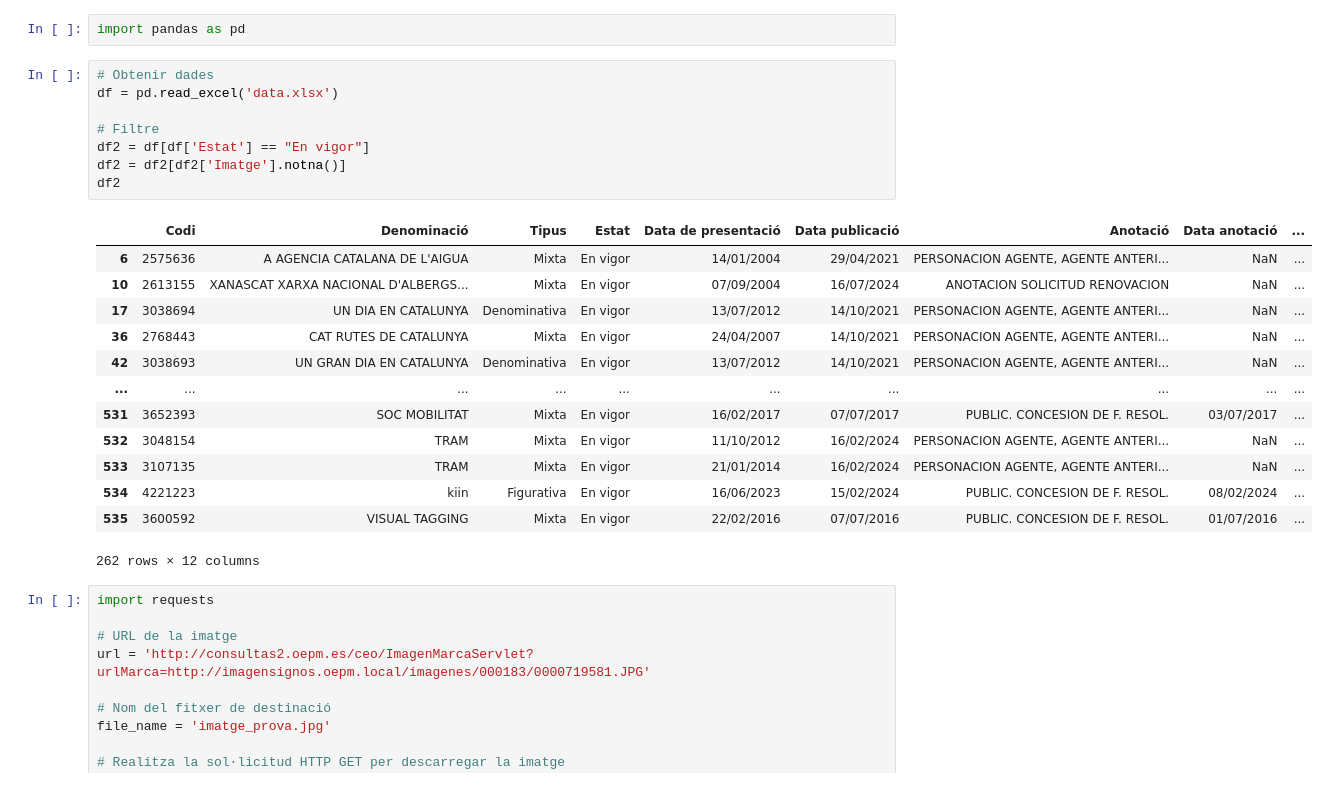
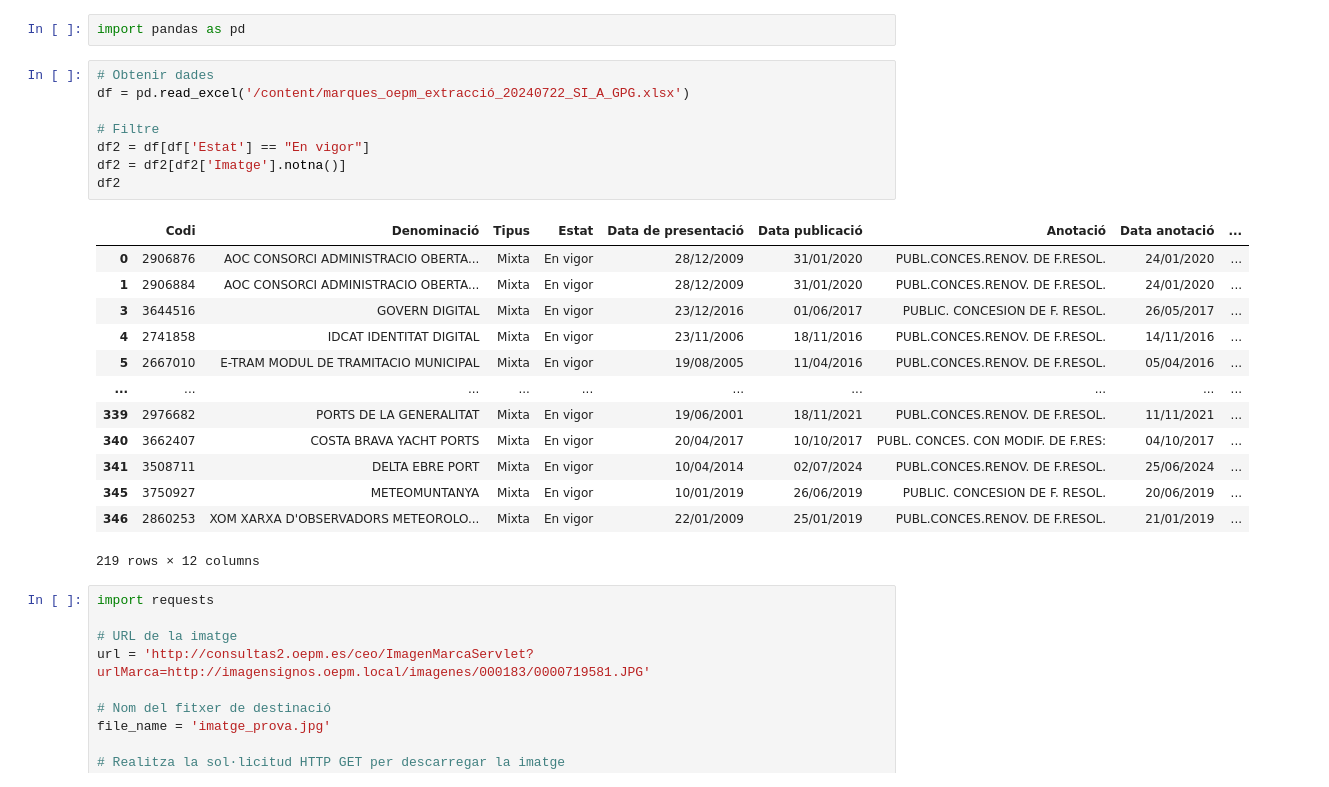
Before and after one commit to rogroc/idi, a Jupyter notebook: OEPM_Descàrrega_imatges.ipynb, the cells around one changed output. Cells and saved outputs as stored; diff of their text form.

```diff
--- a/OEPM_Descàrrega_imatges.ipynb
+++ b/OEPM_Descàrrega_imatges.ipynb
@@ -2,26 +2,26 @@
 import pandas as pd
 # %%
 # Obtenir dades
-df = pd.read_excel('data.xlsx')
+df = pd.read_excel('/content/marques_oepm_extracció_20240722_SI_A_GPG.xlsx')
 
 # Filtre
 df2 = df[df['Estat'] == "En vigor"]
 df2 = df2[df2['Imatge'].notna()]
 df2
 # %% [output]
 |  | Codi | Denominació | Tipus | Estat | Data de presentació | Data publicació | Anotació | Data anotació | ... |
-| 6 | 2575636 | A AGENCIA CATALANA DE L'AIGUA | Mixta | En vigor | 14/01/2004 | 29/04/2021 | PERSONACION AGENTE, AGENTE ANTERI... | NaN | ... |
-| 10 | 2613155 | XANASCAT XARXA NACIONAL D'ALBERGS... | Mixta | En vigor | 07/09/2004 | 16/07/2024 | ANOTACION SOLICITUD RENOVACION | NaN | ... |
-| 17 | 3038694 | UN DIA EN CATALUNYA | Denominativa | En vigor | 13/07/2012 | 14/10/2021 | PERSONACION AGENTE, AGENTE ANTERI... | NaN | ... |
-| 36 | 2768443 | CAT RUTES DE CATALUNYA | Mixta | En vigor | 24/04/2007 | 14/10/2021 | PERSONACION AGENTE, AGENTE ANTERI... | NaN | ... |
-| 42 | 3038693 | UN GRAN DIA EN CATALUNYA | Denominativa | En vigor | 13/07/2012 | 14/10/2021 | PERSONACION AGENTE, AGENTE ANTERI... | NaN | ... |
+| 0 | 2906876 | AOC CONSORCI ADMINISTRACIO OBERTA... | Mixta | En vigor | 28/12/2009 | 31/01/2020 | PUBL.CONCES.RENOV. DE F.RESOL. | 24/01/2020 | ... |
+| 1 | 2906884 | AOC CONSORCI ADMINISTRACIO OBERTA... | Mixta | En vigor | 28/12/2009 | 31/01/2020 | PUBL.CONCES.RENOV. DE F.RESOL. | 24/01/2020 | ... |
+| 3 | 3644516 | GOVERN DIGITAL | Mixta | En vigor | 23/12/2016 | 01/06/2017 | PUBLIC. CONCESION DE F. RESOL. | 26/05/2017 | ... |
+| 4 | 2741858 | IDCAT IDENTITAT DIGITAL | Mixta | En vigor | 23/11/2006 | 18/11/2016 | PUBL.CONCES.RENOV. DE F.RESOL. | 14/11/2016 | ... |
+| 5 | 2667010 | E-TRAM MODUL DE TRAMITACIO MUNICIPAL | Mixta | En vigor | 19/08/2005 | 11/04/2016 | PUBL.CONCES.RENOV. DE F.RESOL. | 05/04/2016 | ... |
 | ... | ... | ... | ... | ... | ... | ... | ... | ... | ... |
-| 531 | 3652393 | SOC MOBILITAT | Mixta | En vigor | 16/02/2017 | 07/07/2017 | PUBLIC. CONCESION DE F. RESOL. | 03/07/2017 | ... |
-| 532 | 3048154 | TRAM | Mixta | En vigor | 11/10/2012 | 16/02/2024 | PERSONACION AGENTE, AGENTE ANTERI... | NaN | ... |
-| 533 | 3107135 | TRAM | Mixta | En vigor | 21/01/2014 | 16/02/2024 | PERSONACION AGENTE, AGENTE ANTERI... | NaN | ... |
-| 534 | 4221223 | kiin | Figurativa | En vigor | 16/06/2023 | 15/02/2024 | PUBLIC. CONCESION DE F. RESOL. | 08/02/2024 | ... |
-| 535 | 3600592 | VISUAL TAGGING | Mixta | En vigor | 22/02/2016 | 07/07/2016 | PUBLIC. CONCESION DE F. RESOL. | 01/07/2016 | ... |
+| 339 | 2976682 | PORTS DE LA GENERALITAT | Mixta | En vigor | 19/06/2001 | 18/11/2021 | PUBL.CONCES.RENOV. DE F.RESOL. | 11/11/2021 | ... |
+| 340 | 3662407 | COSTA BRAVA YACHT PORTS | Mixta | En vigor | 20/04/2017 | 10/10/2017 | PUBL. CONCES. CON MODIF. DE F.RES: | 04/10/2017 | ... |
+| 341 | 3508711 | DELTA EBRE PORT | Mixta | En vigor | 10/04/2014 | 02/07/2024 | PUBL.CONCES.RENOV. DE F.RESOL. | 25/06/2024 | ... |
+| 345 | 3750927 | METEOMUNTANYA | Mixta | En vigor | 10/01/2019 | 26/06/2019 | PUBLIC. CONCESION DE F. RESOL. | 20/06/2019 | ... |
+| 346 | 2860253 | XOM XARXA D'OBSERVADORS METEOROLO... | Mixta | En vigor | 22/01/2009 | 25/01/2019 | PUBL.CONCES.RENOV. DE F.RESOL. | 21/01/2019 | ... |
-262 rows × 12 columns
+219 rows × 12 columns
 # %%
 import requests
 
```
Also changed, not shown: parts of 4 cells of this notebook.
